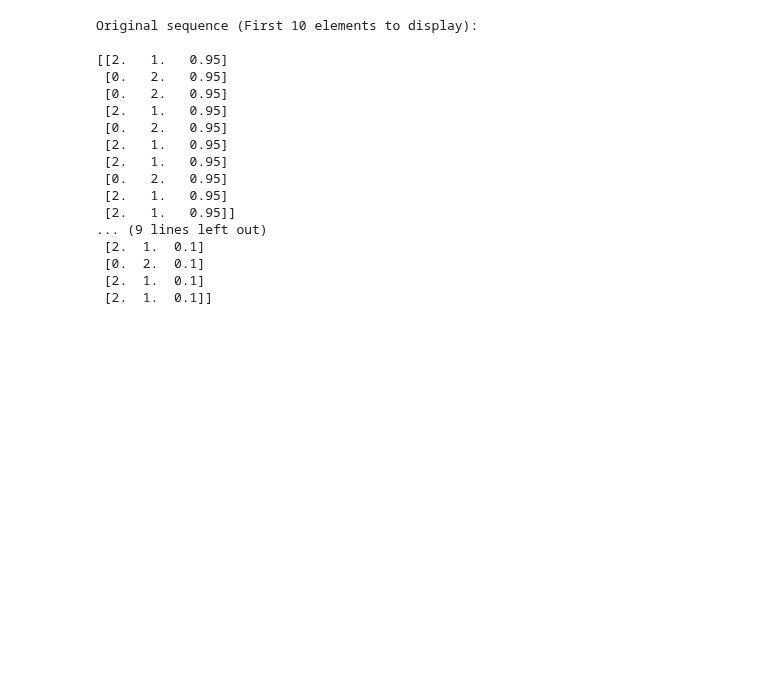
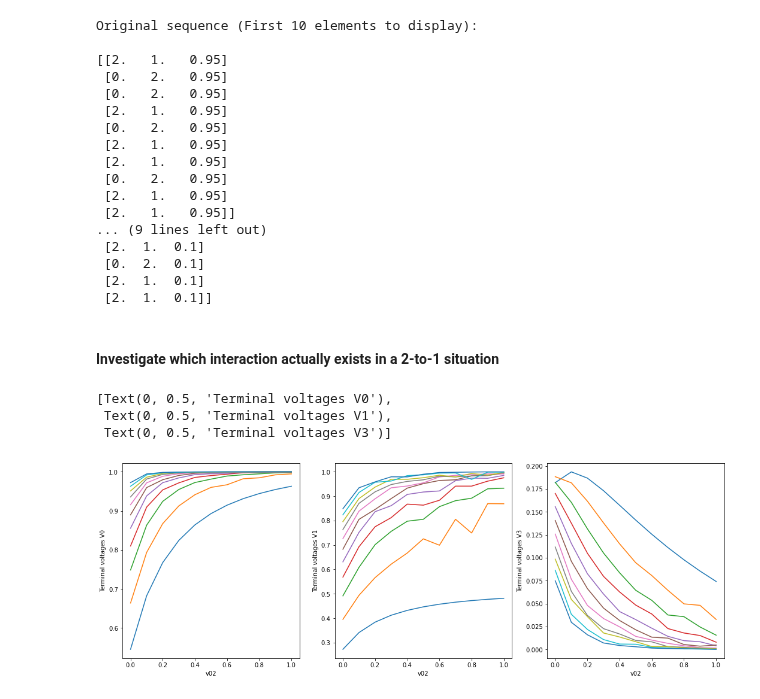
Before and after one commit to LarsonLaugh/Counterfusion, a Jupyter notebook: demo.ipynb, the cells around one changed output. Drawn from its saved outputs; the diff is of its cells as text; code cells hidden in the pictures; blank space fills up the shorter version.

```diff
--- a/demo.ipynb
+++ b/demo.ipynb
@@ -671,3 +671,65 @@ Original sequence (First 10 elements to display):
  [0.  2.  0.1]
  [2.  1.  0.1]
  [2.  1.  0.1]]
+# %% [markdown]
+#### Investigate which interaction actually exists in a 2-to-1 situation
+# %%
+import numpy as np
+import matplotlib.pyplot as plt
+import matplotlib.cm as cm
+from allscatter import *
+# Define a four-terminal system comprising regions with different doping levels
+# (two or more top gates) Here we assume the system looks like:
+# C1--M1--M2--C2--M3--M4--C3--M5--C4--M6--C1
+# Total number of edge states: 3
+# Number of forward-moving edge states: 2 (#0,#1)
+# Number of backward-moving edge states: 1 (#2)
+# In a differently doped region surrounding contact 2 (C2), only #0,#2 exist
+#===============================================================
+# General information for the system - Superparameters
+totalNumMover = 3
+numForwardMover = 2
+zeroVoltTerminal = 2
+#===============================================================
+# Information of scattering events
+# Interaction parameters
+blockStates = [[1,[1]]]
+numperEdge = 5
+#===============================================================
+# Experimenting parameters v01, v02, v12
+# v01List = np.linspace(0,1,11)
+v01 = 0
+v02List = np.linspace(0,1,11)
+v12List = np.linspace(0,1,11)
+fig, axs = plt.subplots(1,3,figsize=(18,6))
+for v12 in v12List:
+    termVoltagesList = []
+    for v02 in v02List:
+        edgeDef1 = [[0,2,v02,numperEdge],[1,2,v12,numperEdge],[0,1,v01,numperEdge]]
+        edgeDef2 = [[0,2,v02,numperEdge*2]] # #1 edge state does not exist here
+        edgeDef3 = [[0,2,v02,numperEdge*2]] # #1 edge state does not exist here
+        edgeDef4 = [[0,2,v02,numperEdge],[1,2,v12,numperEdge],[0,1,v01,numperEdge]]
+        edgeDef5 = [[0,2,v02,numperEdge*2],[1,2,v12,numperEdge*2],[0,1,v01,numperEdge*2]]
+        edgeDef6 = [[0,2,v02,numperEdge*2],[1,2,v12,numperEdge*2],[0,1,v01,numperEdge*2]]
+    #================================================================
+        edgeDefs = [edgeDef1+edgeDef2,edgeDef3+edgeDef4,edgeDef5,edgeDef6]
+        edgesInfo = []
+        for edgeDef in edgeDefs:
+            edgesInfo.append(generate_bynumber(edgeDef))
+        graph = []
+        for edgeInfo in edgesInfo:
+            graph.append(Edge(edgeInfo,totalNumMover,numForwardMover))
+        nodesCurrent = [1,0,-1,0]
+        sys = System(nodesCurrent,graph,numForwardMover,zeroVoltTerminal,blockStates)
+        termVoltages = sys.solve()
+        termVoltagesList.append(termVoltages)
+    axs[0].plot(v02List,np.array(termVoltagesList)[:,0])
+    axs[1].plot(v02List,np.array(termVoltagesList)[:,1])
+    axs[2].plot(v02List,np.array(termVoltagesList)[:,3])
+[ax.set_xlabel("v02") for ax in axs]
+[ax.set_ylabel("Terminal voltages V"+str(term)) for ax,term in zip(axs,[0,1,3])]
+# %% [output]
+[Text(0, 0.5, 'Terminal voltages V0'),
+ Text(0, 0.5, 'Terminal voltages V1'),
+ Text(0, 0.5, 'Terminal voltages V3')]
+[figure, added]
```
Also changed, not shown: parts of 2 cells of this notebook, 1 other file.
